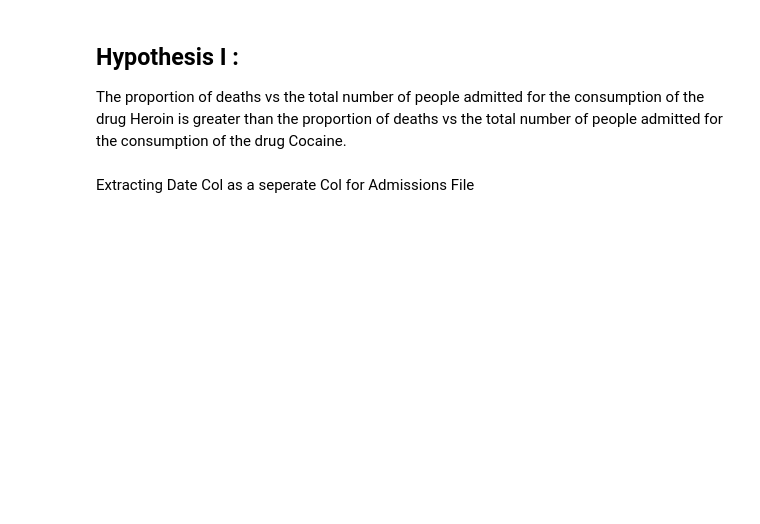
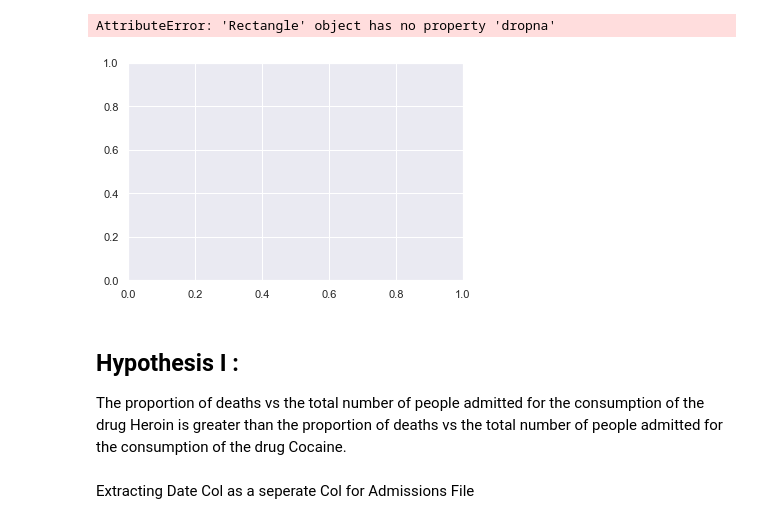
Before and after one commit to gayatri-kvr7/2021_Spring_finals, a Jupyter notebook: Final Project.ipynb, the cells around one changed output. Drawn from its saved outputs; the diff is of its cells as text; code cells hidden in the pictures; blank space fills up the shorter version.

```diff
--- a/Final Project.ipynb
+++ b/Final Project.ipynb
@@ -11,3 +104,10 @@ Addiction_Treatment = pd.read_csv(url2)
+# %%
+#Get the number of males and females
+sns.set_theme(style="darkgrid")
+ax = sns.countplot(x="Sex", data=Drug_Deaths, data=Drug_Deaths)
+# %% [output]
+AttributeError: 'Rectangle' object has no property 'dropna'
+[figure, added]
 # %% [markdown]
 ## Hypothesis I :
 The proportion of deaths vs the total number of people admitted for the consumption of the drug Heroin is greater than the proportion of deaths vs the total number of people admitted for the consumption of the drug Cocaine.
```
Also changed, not shown: parts of 9 cells of this notebook.
